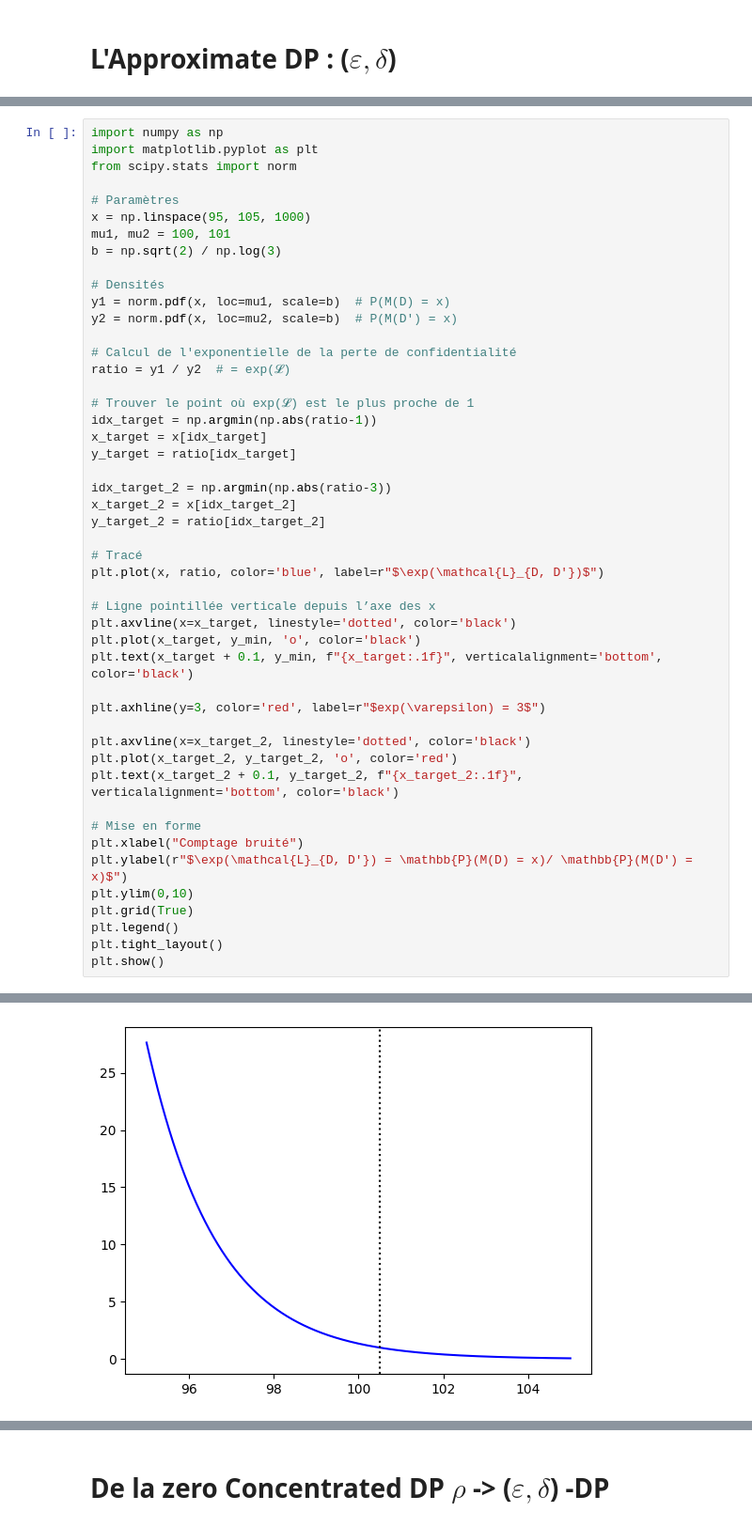
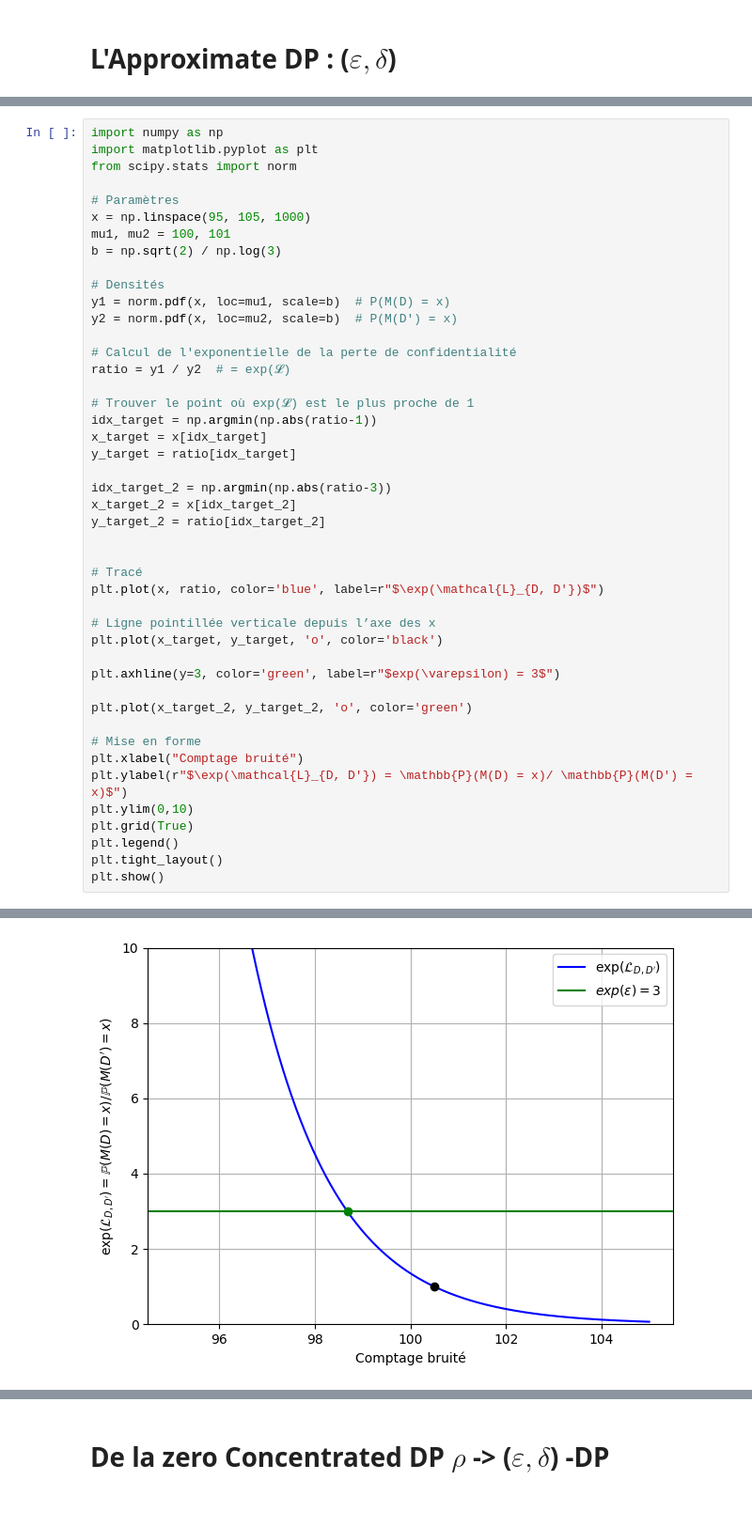
Before and after one commit to InseeFrLab/diff-privacy, a Jupyter notebook: comprendre_dp.ipynb, the cells around one changed output, grey strips where cells are left out. Shown at 94% size. Cells and saved outputs as stored; diff of their text form.

```diff
--- a/comprendre_dp.ipynb
+++ b/comprendre_dp.ipynb
@@ -189,19 +219,16 @@ idx_target_2 = np.argmin(np.abs(ratio-3))
 x_target_2 = x[idx_target_2]
 y_target_2 = ratio[idx_target_2]
 
+
 # Tracé
 plt.plot(x, ratio, color='blue', label=r"$\exp(\mathcal{L}_{D, D'})$")
 
 # Ligne pointillée verticale depuis l’axe des x
-plt.axvline(x=x_target, linestyle='dotted', color='black')
-plt.plot(x_target, y_min, 'o', color='black')
-plt.text(x_target + 0.1, y_min, f"{x_target:.1f}", verticalalignment='bottom', color='black')
+plt.plot(x_target, y_target, 'o', color='black')
 
-plt.axhline(y=3, color='red', label=r"$exp(\varepsilon) = 3$")
+plt.axhline(y=3, color='green', label=r"$exp(\varepsilon) = 3$")
 
-plt.axvline(x=x_target_2, linestyle='dotted', color='black')
-plt.plot(x_target_2, y_target_2, 'o', color='red')
-plt.text(x_target_2 + 0.1, y_target_2, f"{x_target_2:.1f}", verticalalignment='bottom', color='black')
+plt.plot(x_target_2, y_target_2, 'o', color='green')
 
 # Mise en forme
 plt.xlabel("Comptage bruité")
@@ -216,4 +242,4 @@ NameError: name 'y_min' is not defined
-[figure, old version]
+[figure, new version]
 # %%
 import numpy as np
 import matplotlib.pyplot as plt
```
Also changed, not shown: parts of 7 cells of this notebook, 14 other files.
